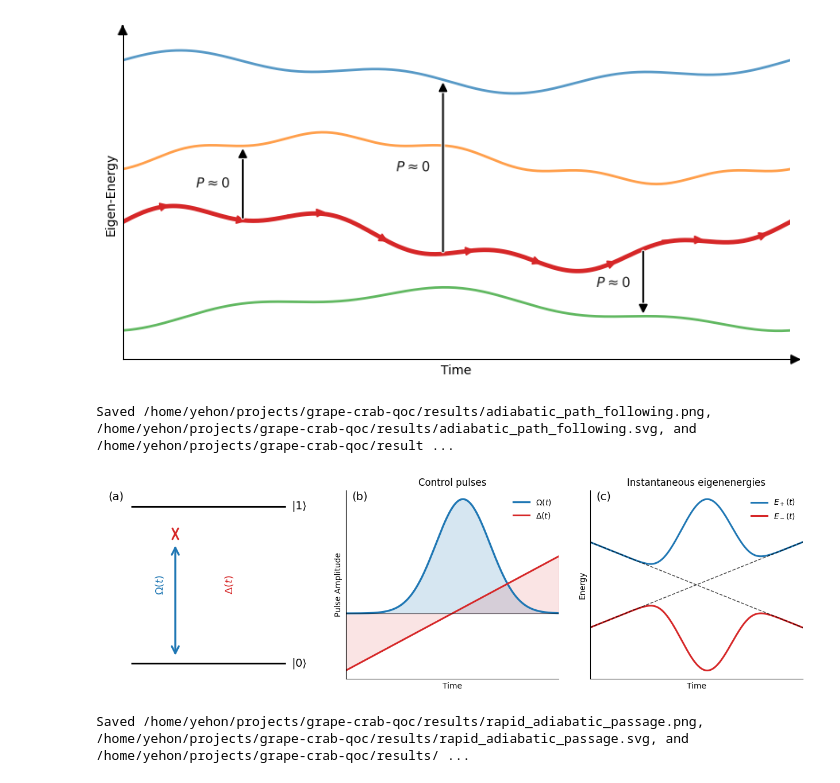
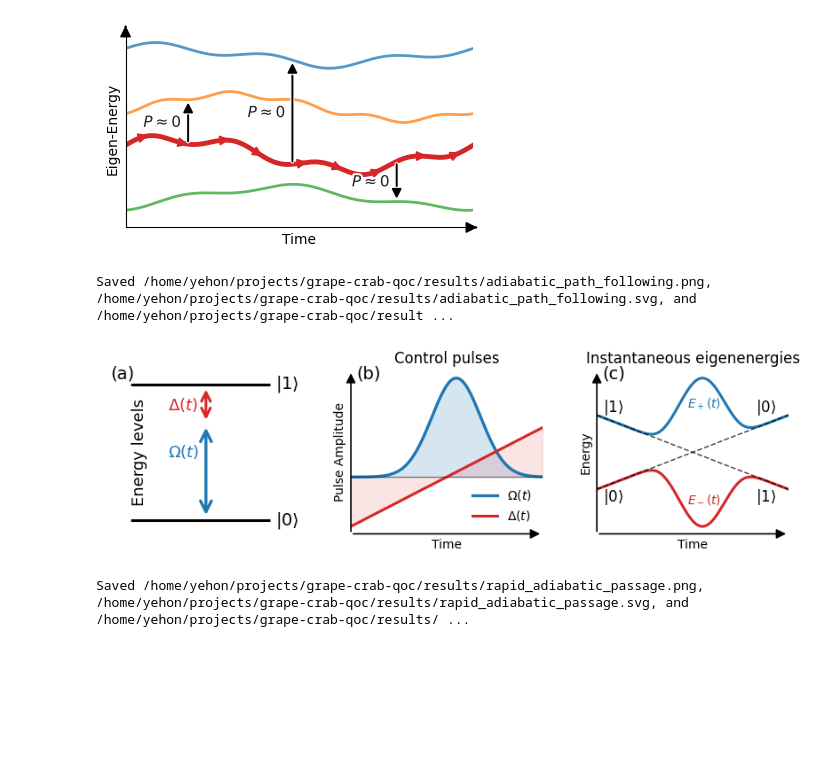
Before and after one commit to Zolti94/HB-GRAPE-qoc, a Jupyter notebook: notebooks/introduction_figs.ipynb, the cells around one changed output. Drawn from its saved outputs; the diff is of its cells as text; code cells hidden in the pictures; blank space fills up the shorter version.

```diff
--- a/notebooks/introduction_figs.ipynb
+++ b/notebooks/introduction_figs.ipynb
@@ -26,7 +26,7 @@ path = bands[2].copy()
 dip_center = 0.62
 
 
-fig, ax = plt.subplots(figsize=(8, 4.2))
+fig, ax = plt.subplots(figsize=(4, 2.5))
 FIG_INTRO = fig  # keep a handle for downstream export cells
 
 # Plot eigenenergy bands
@@ -116,34 +116,34 @@ for tau in arrow_times:
 
 transition_specs = [
     (0.18, bands[1], r"$P \approx 0$", "right"),
     (0.48, bands[0], r"$P \approx 0$", "right"),
     (0.78, bands[3], r"$P \approx 0$", "right"),
 ]
 for tau, target, label, align in transition_specs:
     transition_arrow(tau, target, label, text_align=align)
 
 # Labels and axes styling
 ax.set_xlabel("Time")
 ax.set_ylabel("Eigen-Energy")
 ax.set_xlim(0.0, 1.0)
 ax.set_ylim(0.2, 2.5)
 ax.set_xticks([])
 ax.set_yticks([])
 ax.tick_params(bottom=False, left=False, labelbottom=False, labelleft=False)
 axis_arrow_style = dict(arrowstyle="-|>", mutation_scale=16, lw=1.3, color="#000000")
 ax.spines["top"].set_visible(False)
 ax.spines["right"].set_visible(False)
 
 x0, x1 = ax.get_xlim()
 y0, y1 = ax.get_ylim()
 ax.annotate("", xy=(x1 + 0.02 * (x1 - x0), y0), xytext=(x1, y0),
             xycoords="data", arrowprops=axis_arrow_style, annotation_clip=False)
 ax.annotate("", xy=(x0, y1 + 0.02 * (y1 - y0)), xytext=(x0, y1),
             xycoords="data", arrowprops=axis_arrow_style, annotation_clip=False)
 plt.tight_layout()
 plt.show()
 # %% [output]
-[figure, old version]
+[figure, new version]
 # %%
 from pathlib import Path
 
@@ -174,26 +174,27 @@ rap_gap = np.sqrt((rap_delta) ** 2 + (rap_omega) ** 2)
 rap_E_plus = 0.5 * rap_gap
 rap_E_minus = -0.5 * rap_gap
 
-fig, axes = plt.subplots(1, 3, figsize=(12.5, 4.0))
+fig, axes = plt.subplots(1, 3, figsize=(8, 2.56))
 FIG_RAP = fig
 ax_levels, ax_pulses, ax_gap = axes
+axis_arrow_style = dict(arrowstyle="-|>", mutation_scale=16, lw=1.2, color="#000000")
 
 # Left panel: level diagram with coupling arrows
 ax_levels.hlines([0.0, 1.0], 0.15, 0.95, color='black', lw=2.2)
 ax_levels.text(0.98, 1.0, r'$|1\rangle$', va='center', ha='left', fontsize=14)
 ax_levels.text(0.98, 0.0, r'$|0\rangle$', va='center', ha='left', fontsize=14)
 
-omega_arrow = FancyArrowPatch((0.38, 0.04), (0.38, 0.76), arrowstyle='<->', mutation_scale=22,
+omega_arrow = FancyArrowPatch((0.58, 0.02), (0.58, 0.7), arrowstyle='<->', mutation_scale=22,
                                lw=2.4, color='#1f77b4', zorder=3)
 ax_levels.add_patch(omega_arrow)
-ax_levels.text(0.30, 0.50, r'$\Omega(t)$', rotation=90, ha='center', va='center', color='#1f77b4', fontsize=13)
+ax_levels.text(0.45, 0.50, r'$\Omega(t)$', ha='center', va='center', color='#1f77b4', fontsize=13)
 
-delta_arrow = FancyArrowPatch((0.38, 0.8), (0.38, 0.85), arrowstyle='<->', mutation_scale=18,
+delta_arrow = FancyArrowPatch((0.58, 0.72), (0.58, 0.98), arrowstyle='<->', mutation_scale=18,
                                lw=2.2, color='#d62728', zorder=3)
 ax_levels.add_patch(delta_arrow)
 
-ax_levels.text(0.66, 0.50, r'$\Delta(t)$', rotation=90, ha='center', va='center', color='#d62728', fontsize=13)
-
+ax_levels.text(0.45, 0.85, r'$\Delta(t)$', ha='center', va='center', color='#d62728', fontsize=13)
+ax_levels.text(0.20, 0.5, 'Energy levels', ha='center', va='center',rotation=90,color='black', fontsize=13)
 ax_levels.set_xlim(0.0, 1.1)
 ax_levels.set_ylim(-0.1, 1.1)
 ax_levels.set_xticks([])
@@ -209,13 +210,21 @@ ax_pulses.axhline(0.0, color='black', lw=0.8, alpha=0.45)
 ax_pulses.set_xlabel('Time')
 ax_pulses.set_ylabel('Pulse Amplitude')
 ax_pulses.set_title('Control pulses')
-ax_pulses.legend(frameon=False, loc='upper right')
+ax_pulses.legend(frameon=False, loc='lower right')
 ax_pulses.grid(False)
 ax_pulses.spines["top"].set_visible(False)
 ax_pulses.spines["right"].set_visible(False)
+ax_pulses.spines["left"].set_visible(False)
+ax_pulses.spines["bottom"].set_visible(False)
 ax_pulses.set_xticks([])
 ax_pulses.set_yticks([])
 ax_pulses.set_xlim(rap_t[0], rap_t[-1])
+x0_p, x1_p = ax_pulses.get_xlim()
+y0_p, y1_p = ax_pulses.get_ylim()
+ax_pulses.annotate("", xy=(x1_p , y0_p), xytext=(x0_p, y0_p),
+               xycoords="data", arrowprops=axis_arrow_style, annotation_clip=False)
+ax_pulses.annotate("", xy=(x0_p, y1_p), xytext=(x0_p, y0_p),
+               xycoords="data", arrowprops=axis_arrow_style, annotation_clip=False)
 # Right panel: adiabatic energies and gap
 ax_gap.plot(rap_t, rap_E_plus, color='#1f77b4', lw=2.2, label=r'$E_+(t)$')
 ax_gap.plot(rap_t, rap_E_minus, color='#d62728', lw=2.2, label=r'$E_-(t)$')
@@ -224,13 +233,26 @@ ax_gap.plot(rap_t, -0.5 * rap_delta, color='black', ls='--', lw=1.1, alpha=0.7)
 ax_gap.set_xlabel('Time')
 ax_gap.set_ylabel('Energy')
 ax_gap.set_title('Instantaneous eigenenergies')
-ax_gap.legend(frameon=False, loc='upper right')
+ax_gap.text(0.03, 0.3, r'$|1\rangle$', va='center', ha='left', fontsize=12, color='black')
+ax_gap.text(0.03, -0.3, r'$|0\rangle$', va='center', ha='left', fontsize=12, color='black')
+ax_gap.text(0.83, -0.3, r'$|1\rangle$', va='center', ha='left', fontsize=12, color='black')
+ax_gap.text(0.83, 0.3, r'$|0\rangle$', va='center', ha='left', fontsize=12, color='black')
+ax_gap.text(0.47, 0.3,r'$E_+(t)$',color='#1f77b4')
+ax_gap.text(0.47, -0.35,r'$E_-(t)$',color='#d62728')
 ax_gap.grid(False)
 ax_gap.spines["top"].set_visible(False)
 ax_gap.spines["right"].set_visible(False)
+ax_gap.spines["left"].set_visible(False)
+ax_gap.spines["bottom"].set_visible(False)
 ax_gap.set_xticks([])
 ax_gap.set_yticks([])
 ax_gap.set_xlim(rap_t[0], rap_t[-1])
+x0_g, x1_g = ax_gap.get_xlim()
+y0_g, y1_g = ax_gap.get_ylim()
+ax_gap.annotate("", xy=(x1_g, y0_g), xytext=(x0_g, y0_g),
+               xycoords="data", arrowprops=axis_arrow_style, annotation_clip=False)
+ax_gap.annotate("", xy=(x0_g, y1_g), xytext=(x0_g, y0_g),
+               xycoords="data", arrowprops=axis_arrow_style, annotation_clip=False)
 
 ax_levels.text(0.03, 0.95, '(a)', fontsize=14, transform=ax_levels.transAxes)
 ax_pulses.text(0.03, 0.95, '(b)', fontsize=14, transform=ax_pulses.transAxes)
@@ -238,7 +260,7 @@ ax_gap.text(0.03, 0.95, '(c)', fontsize=14, transform=ax_gap.transAxes)
 plt.tight_layout(w_pad=2.5)
 plt.show()
 # %% [output]
-[figure, old version]
+[figure, new version]
 # %%
 from pathlib import Path
 
```
